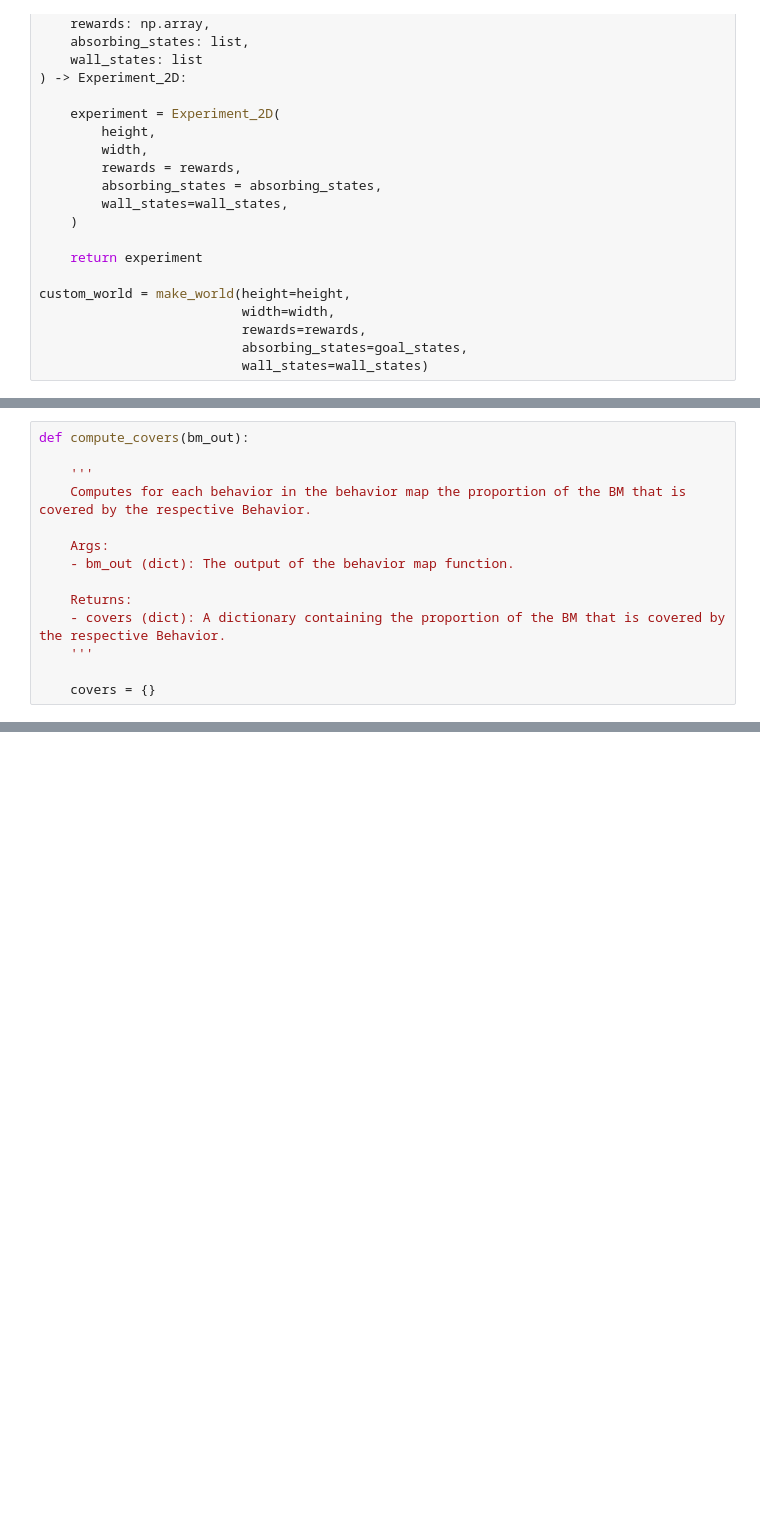
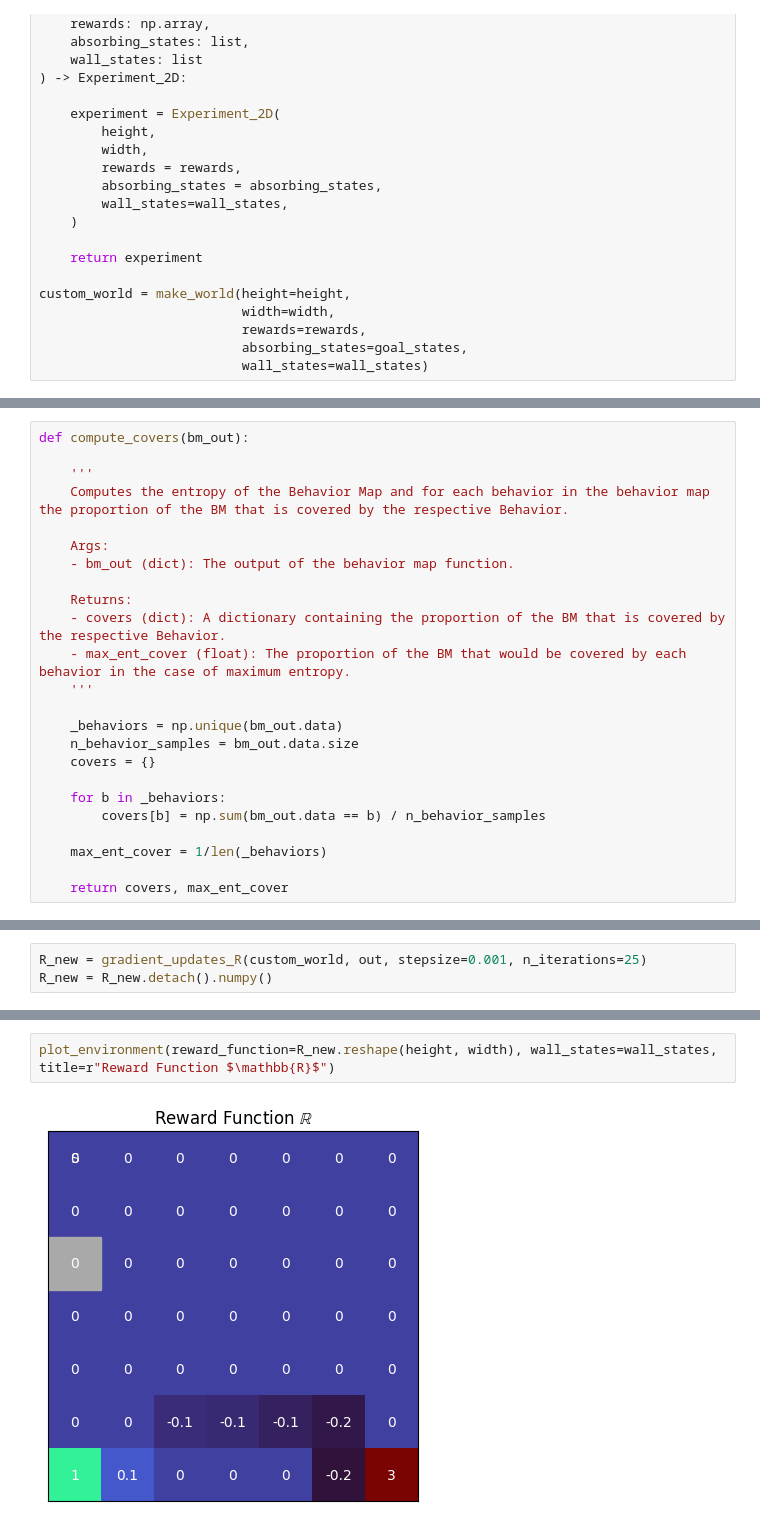
Before and after one commit to ankile/irl-environment-design, a Jupyter notebook: notebooks/08_pn_implicit_diff.ipynb, the cells around one changed output, grey strips where cells are left out. Drawn from its saved outputs; the diff is of its cells as text; blank space fills up the shorter version.

Commit message:
started entropy BM integration

```diff
--- a/notebooks/08_pn_implicit_diff.ipynb
+++ b/notebooks/08_pn_implicit_diff.ipynb
@@ -221,13 +224,23 @@ ExperimentResult(data=array([[0, 0, 0, 0, 0, 0, 0, 0, 0, 0, 0, 0, 0, 0, 1],
 def compute_covers(bm_out):
 
     '''
-    Computes for each behavior in the behavior map the proportion of the BM that is covered by the respective Behavior.
+    Computes the entropy of the Behavior Map and for each behavior in the behavior map the proportion of the BM that is covered by the respective Behavior.
 
     Args:
     - bm_out (dict): The output of the behavior map function.
 
     Returns:
     - covers (dict): A dictionary containing the proportion of the BM that is covered by the respective Behavior.
+    - max_ent_cover (float): The proportion of the BM that would be covered by each behavior in the case of maximum entropy.
     '''
 
+    _behaviors = np.unique(bm_out.data)
+    n_behavior_samples = bm_out.data.size
     covers = {}
+
+    for b in _behaviors:
+        covers[b] = np.sum(bm_out.data == b) / n_behavior_samples
+
+    max_ent_cover = 1/len(_behaviors)
+
+    return covers, max_ent_cover
@@ -233,0 +298,3 @@ def compute_covers(bm_out):
+# %%
+R_new = gradient_updates_R(custom_world, out, stepsize=0.001, n_iterations=25)
+R_new = R_new.detach().numpy()
@@ -233,0 +311,4 @@ def compute_covers(bm_out):
+# %%
+plot_environment(reward_function=R_new.reshape(height, width), wall_states=wall_states, title=r"Reward Function $\mathbb{R}$")
+# %% [output]
+[figure, added]
```
Also changed, not shown: parts of 15 cells of this notebook, 6 other files.
